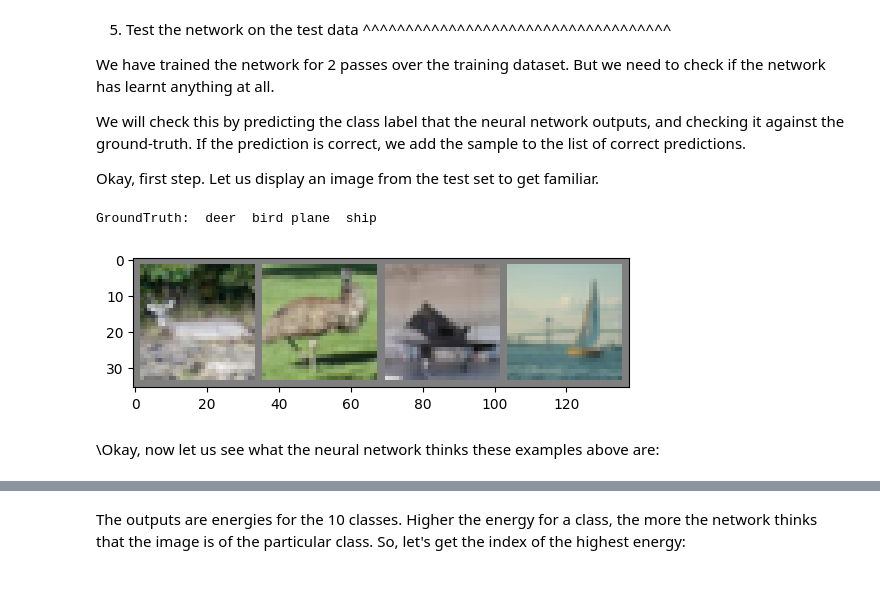
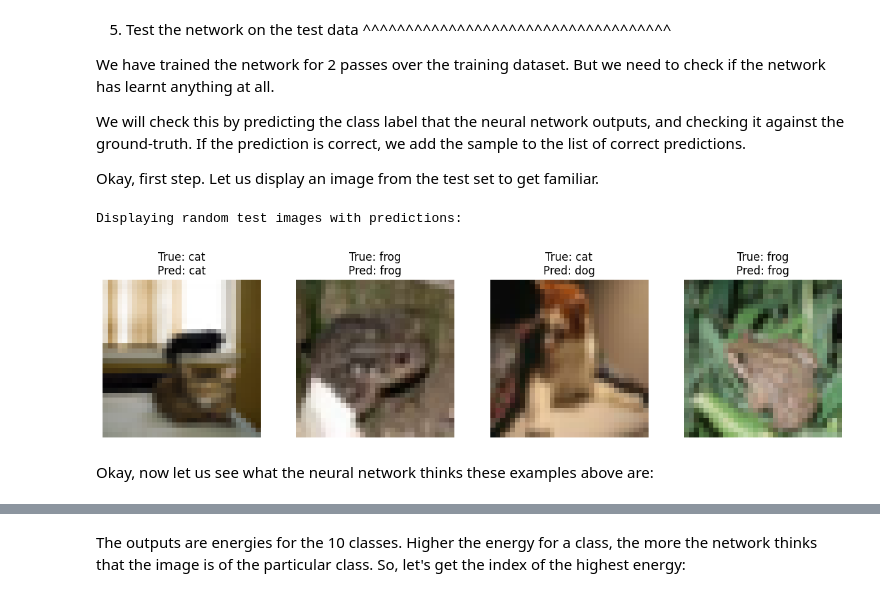
Before and after one commit to khoalololo/AI-For-Beginners, a Jupyter notebook: _downloads/cifar10_tutorial.ipynb, the cells around one changed output, grey strips where cells are left out. Saved outputs shown, nothing was run; the diff lists cells and outputs as text; code cells hidden in the pictures.

```diff
--- a/_downloads/cifar10_tutorial.ipynb
+++ b/_downloads/cifar10_tutorial.ipynb
@@ -58,9 +64,9 @@ We will do the following steps in order:
 Using ``torchvision``, it’s extremely easy to load CIFAR10.
 # %%
 import torch
-import torch.nn as nn
-import torch.nn.functional as F
 import torchvision
 import torchvision.transforms as transforms
+device = torch.device("cuda:0" if torch.cuda.is_available() else "cpu")
 
-device = torch.device("cuda" if torch.cuda.is_available() else "cpu")
+
+print(device)
@@ -304,17 +271,59 @@ outputs, and checking it against the ground-truth. If the prediction is
 correct, we add the sample to the list of correct predictions.
 
 Okay, first step. Let us display an image from the test set to get familiar.
-# %%
-import random
-
-indices = random.sample(range(len(testset)), 4)
-images = torch.stack([testset[i][0] for i in indices])
-labels = torch.tensor([testset[i][1] for i in indices])
-
-imshow(torchvision.utils.make_grid(images))
-print('GroundTruth:', ' '.join('%5s' % classes[labels[j]] for j in range(4)))
-# %% [output]
-GroundTruth:  deer  bird plane  ship
-[figure, removed]
+# %%
+print("\nDisplaying random test images with predictions:")
+
+# Get a batch of test images
+dataiter = iter(testloader)
+images, labels = next(dataiter)
+
+# Select 4 random indices from the batch
+random_indices = random.sample(range(len(images)), 4)
+
+# Get the selected images and labels
+selected_images = images[random_indices]
+selected_labels = labels[random_indices]
+
+# Move selected images to the device for inference
+selected_images_device = selected_images.to(device)
+
+# Make predictions
+net.eval() # Set the model to evaluation mode
+with torch.no_grad(): # Disable gradient calculation for inference
+    outputs = net(selected_images_device)
+
+# Get the predicted class for each image
+_, predicted = torch.max(outputs, 1)
+
+# Function to show an image
+def imshow(img):
+    img = img / 2 + 0.5     # Unnormalize the image
+    npimg = img.numpy()
+    plt.imshow(np.transpose(npimg, (1, 2, 0)))
+    plt.axis('off') # Hide axes
+    plt.show()
+
+# Display the 4 images with their ground truth and predicted labels
+fig, axes = plt.subplots(1, 4, figsize=(12, 3))
+
+for i in range(4):
+    ax = axes[i]
+    img = selected_images[i].cpu() # Move image back to CPU for plotting
+    true_label = classes[selected_labels[i].cpu()] # Move label back to CPU
+    predicted_label = classes[predicted[i].cpu()] # Move prediction back to CPU
+
+    # Unnormalize and display the image
+    img_unnormalized = img / 2 + 0.5
+    npimg = img_unnormalized.numpy()
+    ax.imshow(np.transpose(npimg, (1, 2, 0)))
+    ax.set_title(f"True: {true_label}\nPred: {predicted_label}")
+    ax.axis('off')
+
+plt.tight_layout()
+plt.show()
+# %% [output]
+Displaying random test images with predictions:
+[figure, added]
 # %% [markdown]
-\Okay, now let us see what the neural network thinks these examples above are:
+Okay, now let us see what the neural network thinks these examples above are:
```
Also changed, not shown: parts of 18 cells of this notebook.
